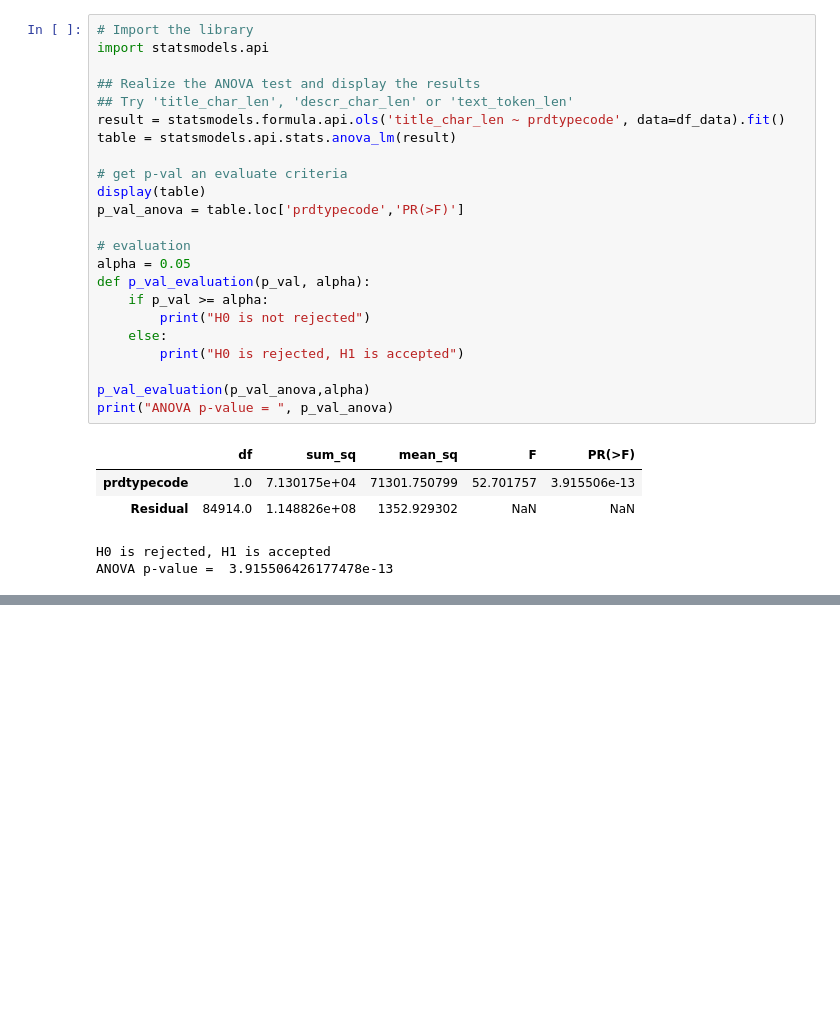
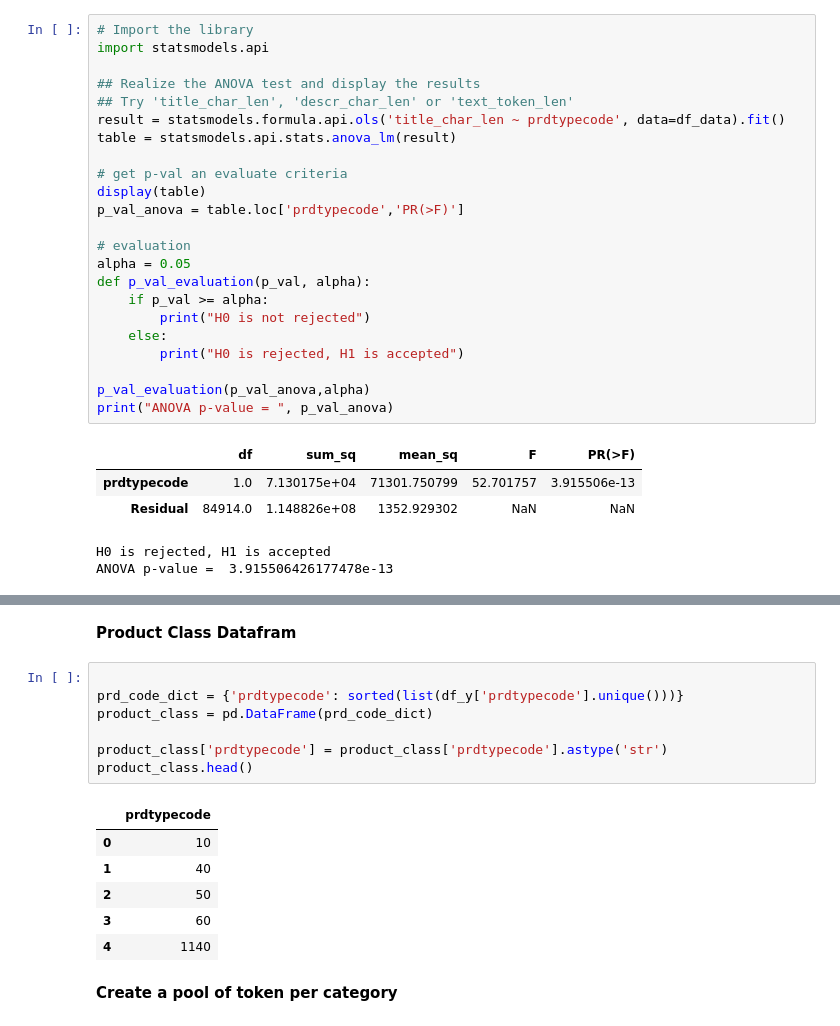
Before and after one commit to RamiroHR/Multimodal-Data-Product-Classification-Model, a Jupyter notebook: Rakuten_DataExploration.ipynb, the cells around one changed output, grey strips where cells are left out. Saved outputs shown, nothing was run; the diff lists cells and outputs as text; blank space fills up the shorter version.

```diff
--- a/Rakuten_DataExploration.ipynb
+++ b/Rakuten_DataExploration.ipynb
@@ -553,0 +571,18 @@ A larger p-val = 39e-13, but still $<$alpha, is obtained when for the correlatio
+# %% [markdown]
+**Product Class Datafram**
+# %%
+
+prd_code_dict = {'prdtypecode': sorted(list(df_y['prdtypecode'].unique()))}
+product_class = pd.DataFrame(prd_code_dict)
+
+product_class['prdtypecode'] = product_class['prdtypecode'].astype('str')
+product_class.head()
+# %% [output]
+|  | prdtypecode |
+| 0 | 10 |
+| 1 | 40 |
+| 2 | 50 |
+| 3 | 60 |
+| 4 | 1140 |
+# %% [markdown]
+**Create a pool of token per category**
```
Also changed, not shown: parts of 43 cells of this notebook.
